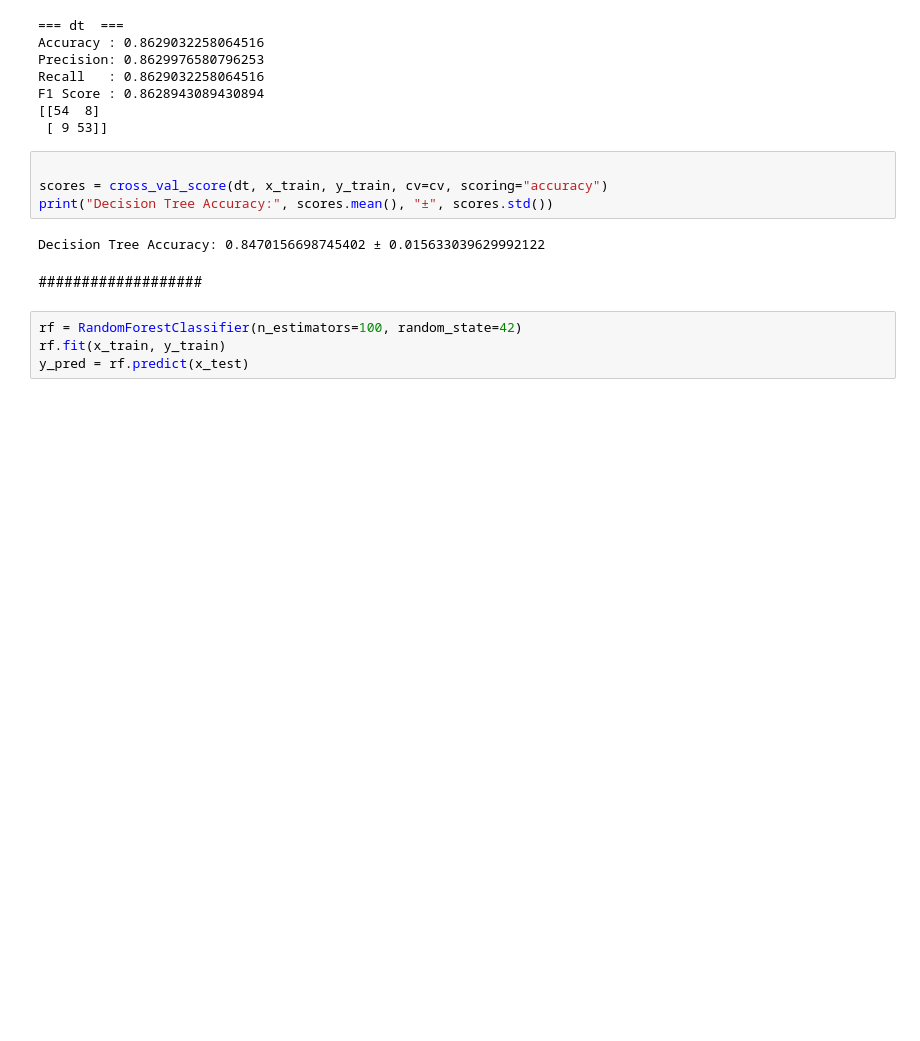
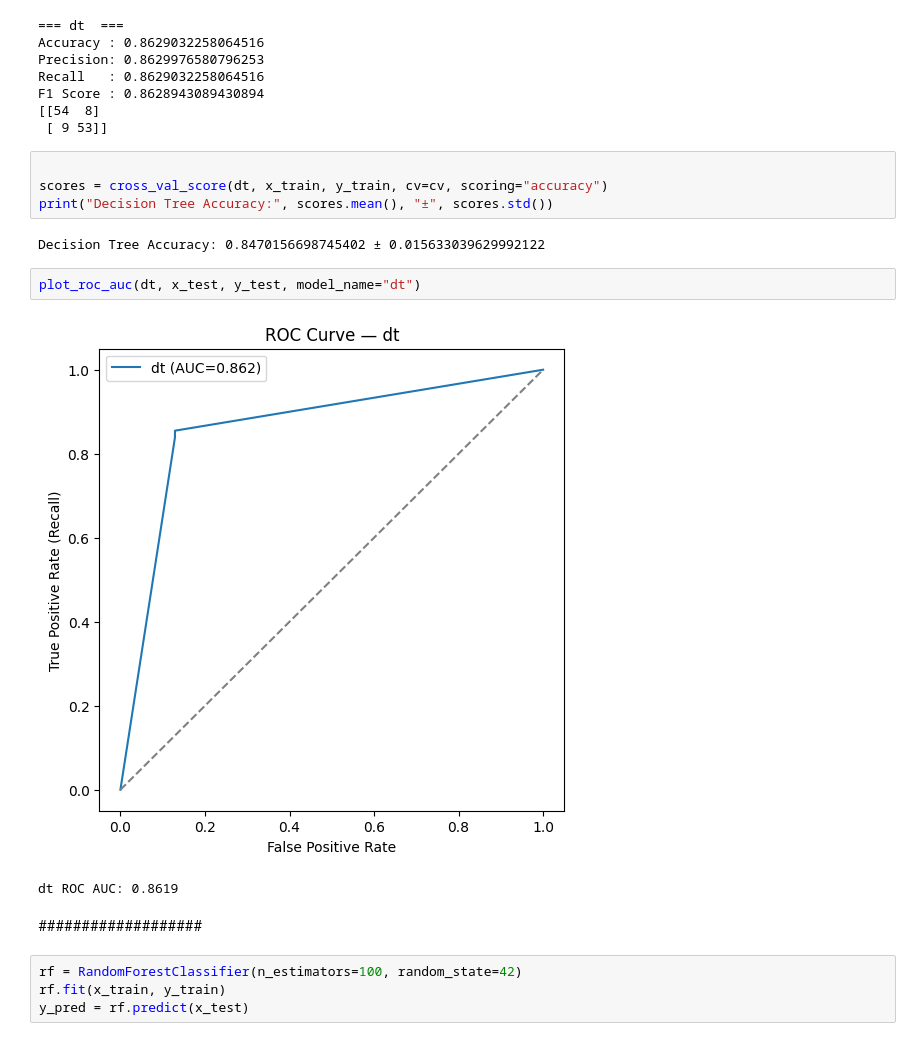
Before and after one commit to Ezzeldin12/personailty_project1, a Jupyter notebook: project.ipynb, the cells around one changed output. Cells and saved outputs as stored; diff of their text form; blank space fills up the shorter version.

```diff
--- a/project.ipynb
+++ b/project.ipynb
@@ -462,6 +519,11 @@ scores = cross_val_score(dt, x_train, y_train, cv=cv, scoring="accuracy")
 print("Decision Tree Accuracy:", scores.mean(), "±", scores.std())
 # %% [output]
 Decision Tree Accuracy: 0.8470156698745402 ± 0.015633039629992122
+# %%
+plot_roc_auc(dt, x_test, y_test, model_name="dt")
+# %% [output]
+[figure, added]
+dt ROC AUC: 0.8619
 # %% [markdown]
 ###################
 # %%
```
Also changed, not shown: parts of 11 cells of this notebook.
